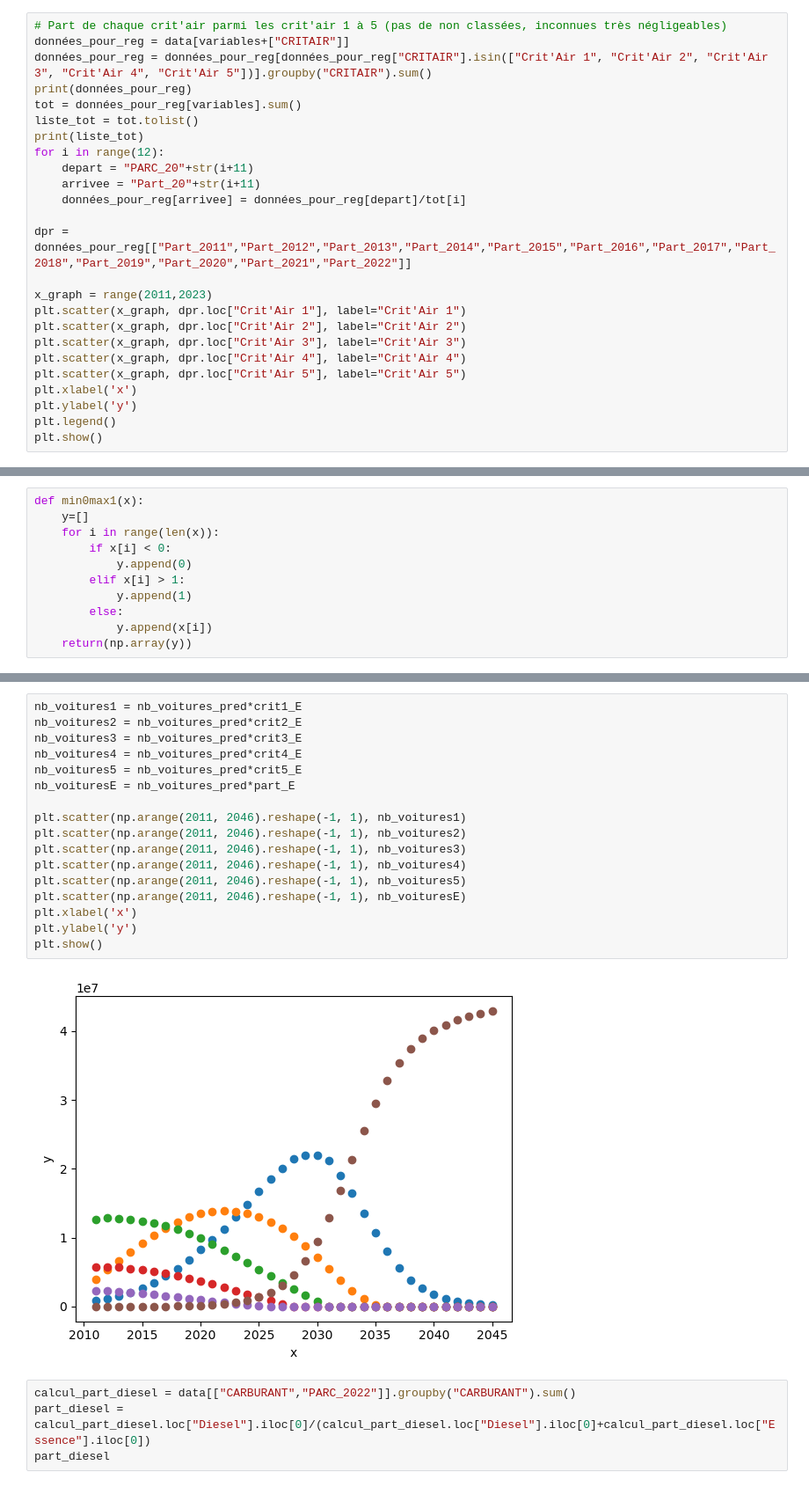
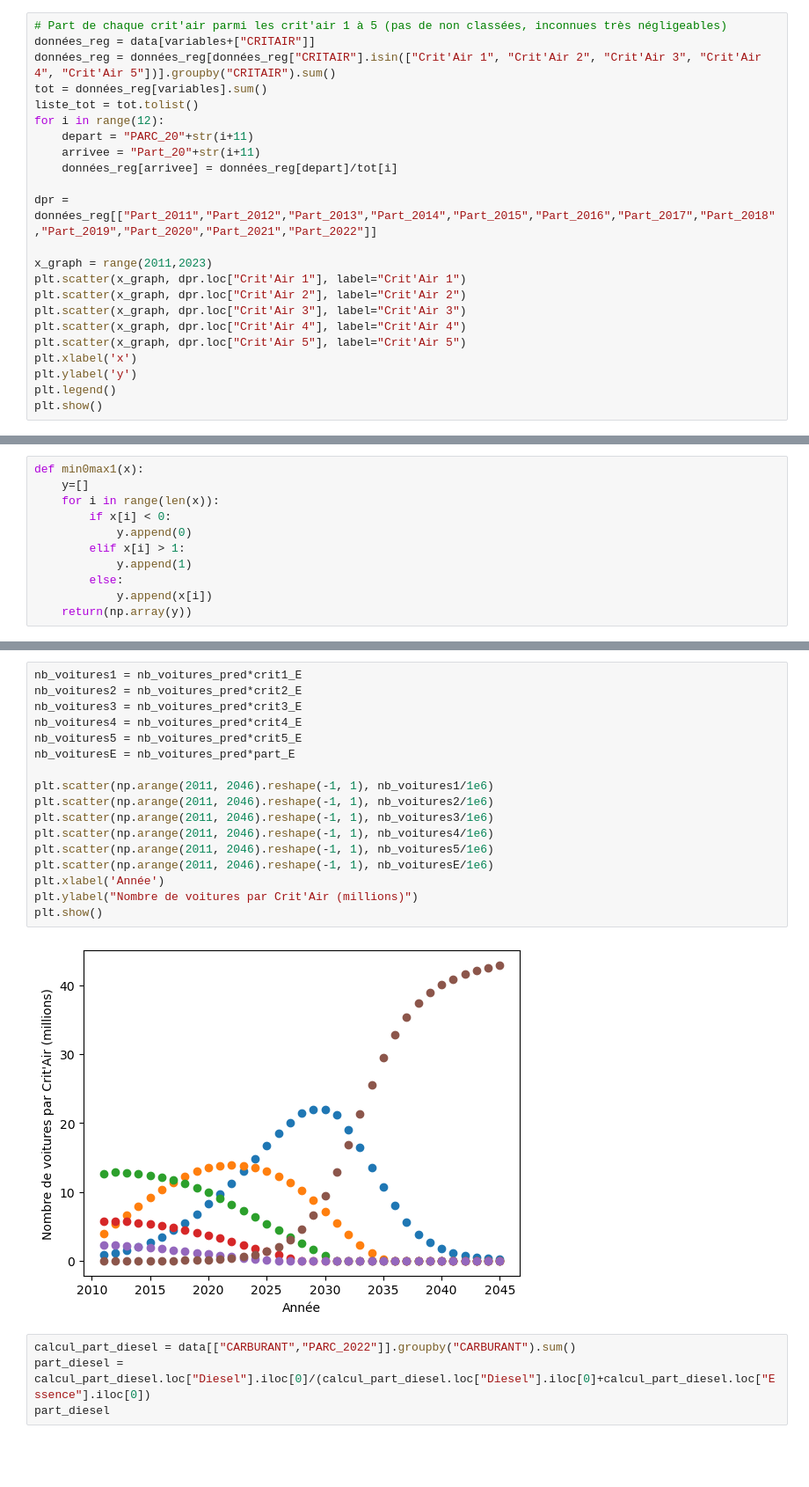
Before and after one commit to TheoLBTN/Projet-Python, a Jupyter notebook: Tendances.ipynb, the cells around one changed output, grey strips where cells are left out. Shown at 88% size. Drawn from its saved outputs; the diff is of its cells as text; blank space fills up the shorter version.

```diff
--- a/Tendances.ipynb
+++ b/Tendances.ipynb
@@ -238,18 +191,16 @@ Paramètre c ajusté : 16726.157992767003
  9.88021476e-01 9.92162699e-01 9.94879636e-01]
 # %%
 # Part de chaque crit'air parmi les crit'air 1 à 5 (pas de non classées, inconnues très négligeables)
-données_pour_reg = data[variables+["CRITAIR"]]
-données_pour_reg = données_pour_reg[données_pour_reg["CRITAIR"].isin(["Crit'Air 1", "Crit'Air 2", "Crit'Air 3", "Crit'Air 4", "Crit'Air 5"])].groupby("CRITAIR").sum()
-print(données_pour_reg)
-tot = données_pour_reg[variables].sum()
+données_reg = data[variables+["CRITAIR"]]
+données_reg = données_reg[données_reg["CRITAIR"].isin(["Crit'Air 1", "Crit'Air 2", "Crit'Air 3", "Crit'Air 4", "Crit'Air 5"])].groupby("CRITAIR").sum()
+tot = données_reg[variables].sum()
 liste_tot = tot.tolist()
-print(liste_tot)
 for i in range(12):
     depart = "PARC_20"+str(i+11)
     arrivee = "Part_20"+str(i+11)
-    données_pour_reg[arrivee] = données_pour_reg[depart]/tot[i]
+    données_reg[arrivee] = données_reg[depart]/tot[i]
 
-dpr = données_pour_reg[["Part_2011","Part_2012","Part_2013","Part_2014","Part_2015","Part_2016","Part_2017","Part_2018","Part_2019","Part_2020","Part_2021","Part_2022"]]
+dpr = données_reg[["Part_2011","Part_2012","Part_2013","Part_2014","Part_2015","Part_2016","Part_2017","Part_2018","Part_2019","Part_2020","Part_2021","Part_2022"]]
 
 x_graph = range(2011,2023)
 plt.scatter(x_graph, dpr.loc["Crit'Air 1"], label="Crit'Air 1")
@@ -421,22 +349,22 @@ array([261411.5])
 # %%
 nb_voitures1 = nb_voitures_pred*crit1_E
 nb_voitures2 = nb_voitures_pred*crit2_E
 nb_voitures3 = nb_voitures_pred*crit3_E
 nb_voitures4 = nb_voitures_pred*crit4_E
 nb_voitures5 = nb_voitures_pred*crit5_E
 nb_voituresE = nb_voitures_pred*part_E
 
-plt.scatter(np.arange(2011, 2046).reshape(-1, 1), nb_voitures1)
-plt.scatter(np.arange(2011, 2046).reshape(-1, 1), nb_voitures2)
-plt.scatter(np.arange(2011, 2046).reshape(-1, 1), nb_voitures3)
-plt.scatter(np.arange(2011, 2046).reshape(-1, 1), nb_voitures4)
-plt.scatter(np.arange(2011, 2046).reshape(-1, 1), nb_voitures5)
-plt.scatter(np.arange(2011, 2046).reshape(-1, 1), nb_voituresE)
-plt.xlabel('x')
-plt.ylabel('y')
+plt.scatter(np.arange(2011, 2046).reshape(-1, 1), nb_voitures1/1e6)
+plt.scatter(np.arange(2011, 2046).reshape(-1, 1), nb_voitures2/1e6)
+plt.scatter(np.arange(2011, 2046).reshape(-1, 1), nb_voitures3/1e6)
+plt.scatter(np.arange(2011, 2046).reshape(-1, 1), nb_voitures4/1e6)
+plt.scatter(np.arange(2011, 2046).reshape(-1, 1), nb_voitures5/1e6)
+plt.scatter(np.arange(2011, 2046).reshape(-1, 1), nb_voituresE/1e6)
+plt.xlabel('Année')
+plt.ylabel("Nombre de voitures par Crit'Air (millions)")
 plt.show()
 # %% [output]
-[figure, old version]
+[figure, new version]
 # %%
 calcul_part_diesel = data[["CARBURANT","PARC_2022"]].groupby("CARBURANT").sum()
 part_diesel = calcul_part_diesel.loc["Diesel"].iloc[0]/(calcul_part_diesel.loc["Diesel"].iloc[0]+calcul_part_diesel.loc["Essence"].iloc[0])
```
Also changed, not shown: parts of 7 cells of this notebook, 1 other file.
